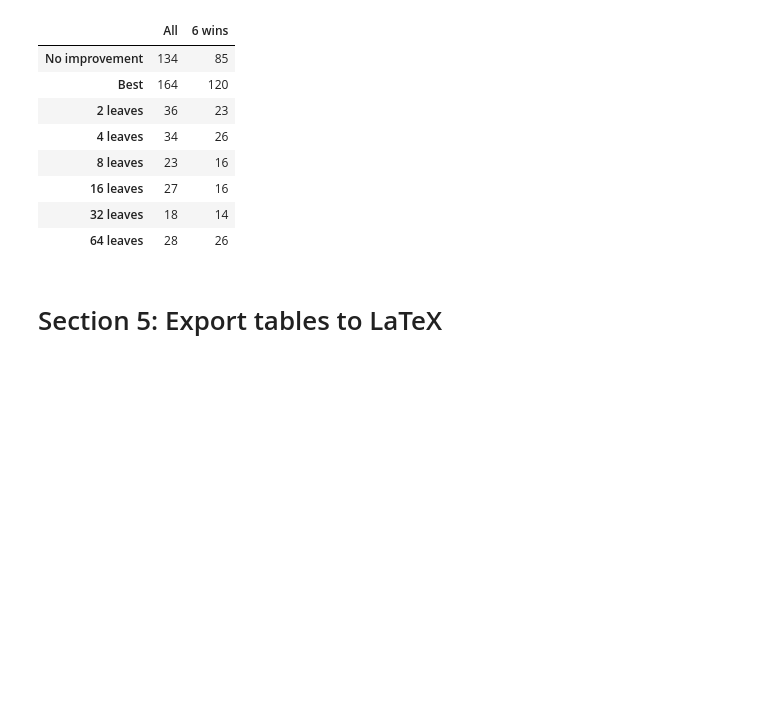
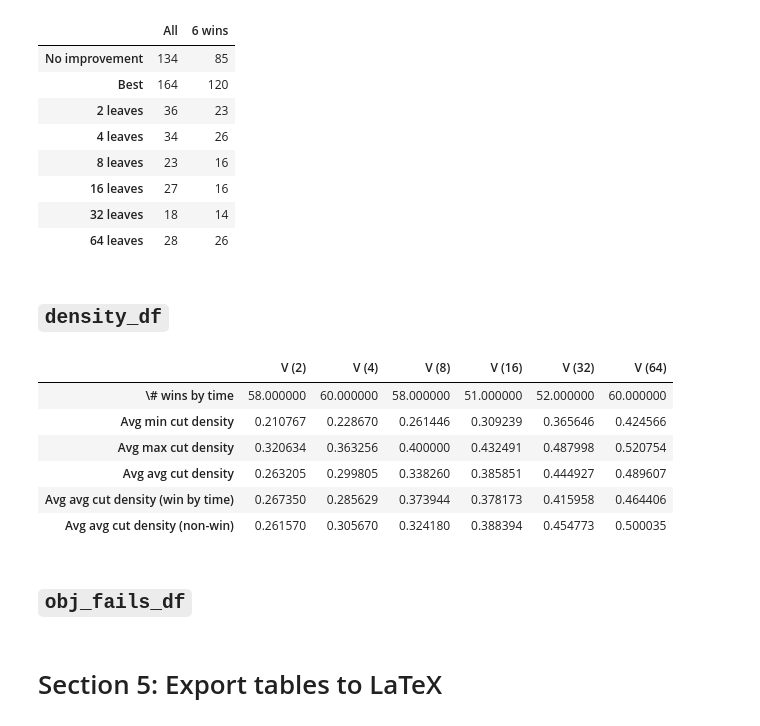
Before and after one commit to akazachk/vpc, a Jupyter notebook: plots/plots.ipynb, the cells around one changed output. Saved outputs shown, nothing was run; the diff lists cells and outputs as text; code cells hidden in the pictures; blank space fills up the shorter version.

Commit message:
Populated density_df

```diff
--- a/plots/plots.ipynb
+++ b/plots/plots.ipynb
@@ -2875,6 +2875,68 @@ best_disj_time_df
 | 16 leaves | 27 | 16 |
 | 32 leaves | 18 | 14 |
 | 64 leaves | 28 | 26 |
+# %% [markdown]
+## `density_df`
+# %%
+rows = [
+    # '\# inst w/VPCs and time < 3600s',
+    '\# wins by time',
+    'Avg min cut density',
+    'Avg max cut density',
+    'Avg avg cut density',
+    'Avg avg cut density (win by time)',
+    'Avg avg cut density (non-win)',
+]
+
+columns = ['V ({:d})'.format(size) for size in sizes]
+
+density_df = pd.DataFrame(
+    columns = columns,
+    index = rows,
+    dtype = float
+)
+
+# Calculate stats for 6 trees instances by depth
+support_cols = [col for col in df.columns if "SUPPORT VPC" in col]
+curr_df = df.loc[all6_instances_dict.keys(),[gur1time_col,gur1vtime_col]+support_cols+['COLS']]
+curr_df0 = curr_df.xs(0,level='disj_terms')
+
+for curr_size_ind in range(0,len(sizes)):
+    # Select only this depth
+    # curr_by_depth_df = curr_df[curr_df.index.get_level_values(1) == sizes[curr_size_ind]]
+    curr_by_depth_df = curr_df.xs(sizes[curr_size_ind], level='disj_terms')
+
+    # Remove instances that take more than an hour
+    curr_by_depth_df = curr_by_depth_df[curr_by_depth_df[gur1time_col] < MAX_TIME]
+
+    # Mean of min, max, avg density
+    for col_ind in range(len(support_cols)):
+        curr_series = curr_by_depth_df[support_cols[col_ind]] / curr_by_depth_df['COLS']
+        density_df.iloc[col_ind+1,curr_size_ind] = curr_series.mean()
+
+    ## Count wins1 (should be same as in avg_bb_by_depth_df)
+    # A win in terms of time is counted when the ``Gur1'' baseline seconds taken
+    # is at least 10\% slower, to account for some variability in runtimes.
+    # A win in terms of nodes is when the ``Gur1'' baseline number of nodes is higher.
+    curr_wins_df = curr_by_depth_df[curr_df0[gur1time_col] > 1.1*curr_by_depth_df[gur1vtime_col]]
+    density_df.iloc[0,curr_size_ind] = len(curr_wins_df)
+    density_df.iloc[len(support_cols)+1,curr_size_ind] = (curr_wins_df[support_cols[2]] / curr_wins_df['COLS']).mean()
+
+    # curr_lose_df = curr_by_depth_df[1.1*curr_df0[gur1time_col] < curr_by_depth_df[gur1vtime_col]]
+    curr_lose_df = curr_by_depth_df[curr_df0[gur1time_col] <= 1.1*curr_by_depth_df[gur1vtime_col]]
+    density_df.iloc[len(support_cols)+2,curr_size_ind] = (curr_lose_df[support_cols[2]] / curr_lose_df['COLS']).mean()
+
+density_df
+# %% [output]
+|  | V (2) | V (4) | V (8) | V (16) | V (32) | V (64) |
+| \# wins by time | 58.000000 | 60.000000 | 58.000000 | 51.000000 | 52.000000 | 60.000000 |
+| Avg min cut density | 0.210767 | 0.228670 | 0.261446 | 0.309239 | 0.365646 | 0.424566 |
+| Avg max cut density | 0.320634 | 0.363256 | 0.400000 | 0.432491 | 0.487998 | 0.520754 |
+| Avg avg cut density | 0.263205 | 0.299805 | 0.338260 | 0.385851 | 0.444927 | 0.489607 |
+| Avg avg cut density (win by time) | 0.267350 | 0.285629 | 0.373944 | 0.378173 | 0.415958 | 0.464406 |
+| Avg avg cut density (non-win) | 0.261570 | 0.305670 | 0.324180 | 0.388394 | 0.454773 | 0.500035 |
+# %% [markdown]
+## `obj_fails_df`
 # %% [markdown]
 # Section 5: Export tables to LaTeX
 # %% [markdown]
```
